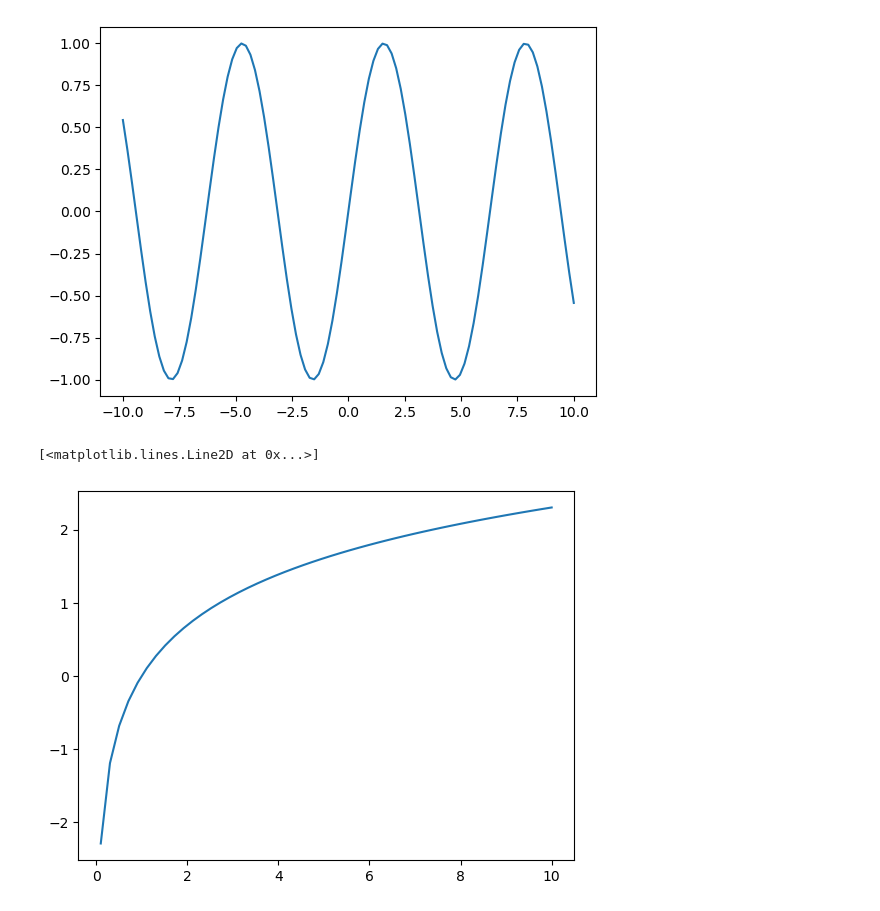
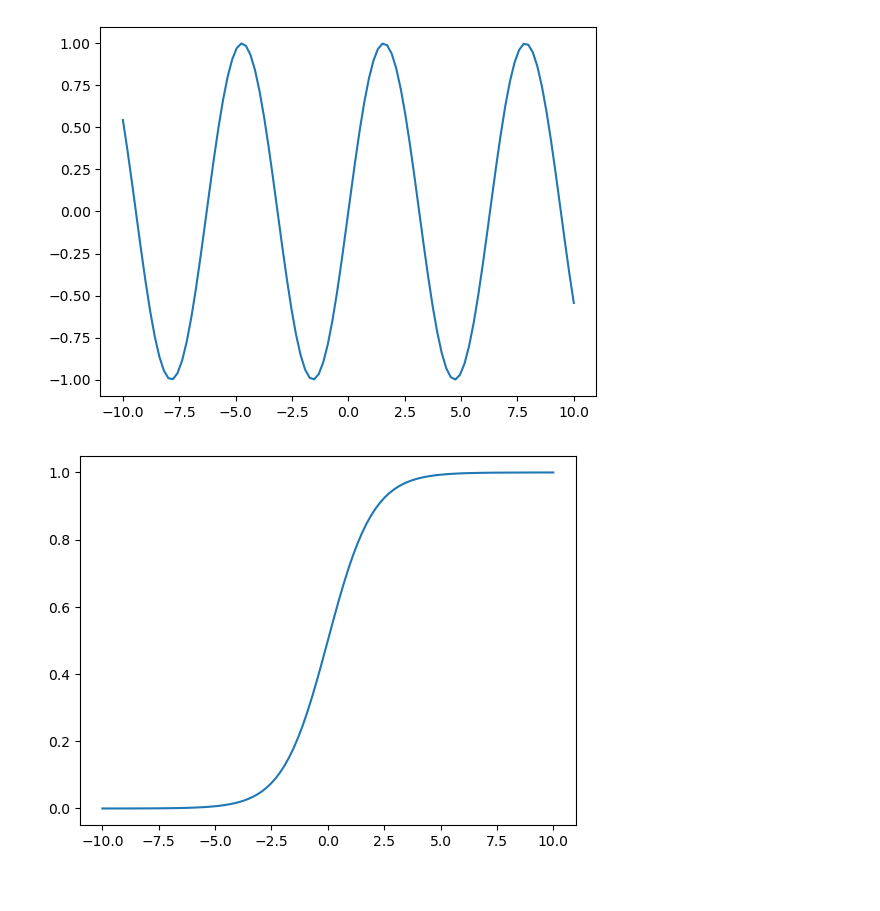
Before and after one commit to hahahang0/numpyPrac-campusX-, a Jupyter notebook: NumpyBasicPrac.ipynb, the cells around one changed output. Cells and saved outputs as stored; diff of their text form; code cells hidden in the pictures.

```diff
--- a/NumpyBasicPrac.ipynb
+++ b/NumpyBasicPrac.ipynb
@@ -689,6 +733,8 @@ plt.plot(x,y)
 [figure]
 # %%
 x = np.linspace(-10,10,100)
+y = 1/(1+np.exp(-x))
+plt.plot(x,y)
+plt.show()
 # %% [output]
-[<matplotlib.lines.Line2D at 0x...>]
-[figure, old version]
+[figure, new version]
```
Also changed, not shown: parts of 12 cells of this notebook.
